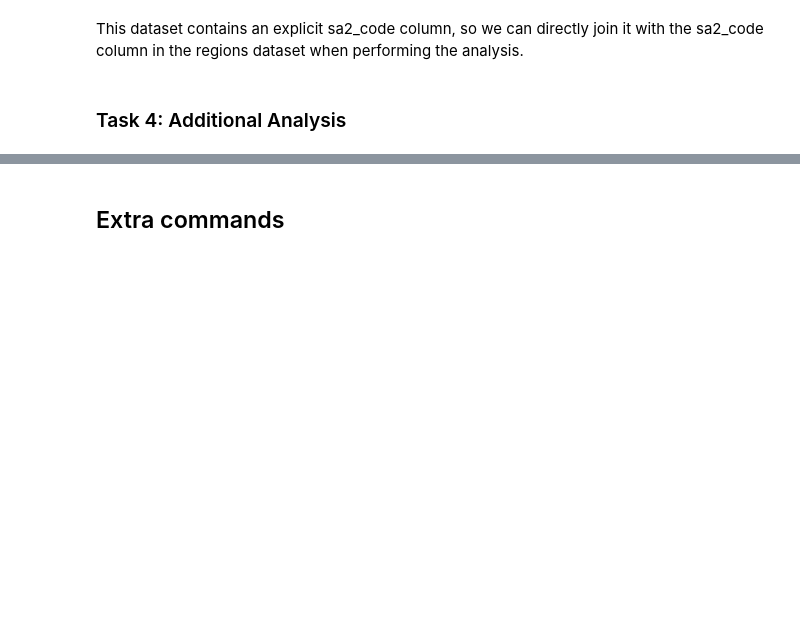
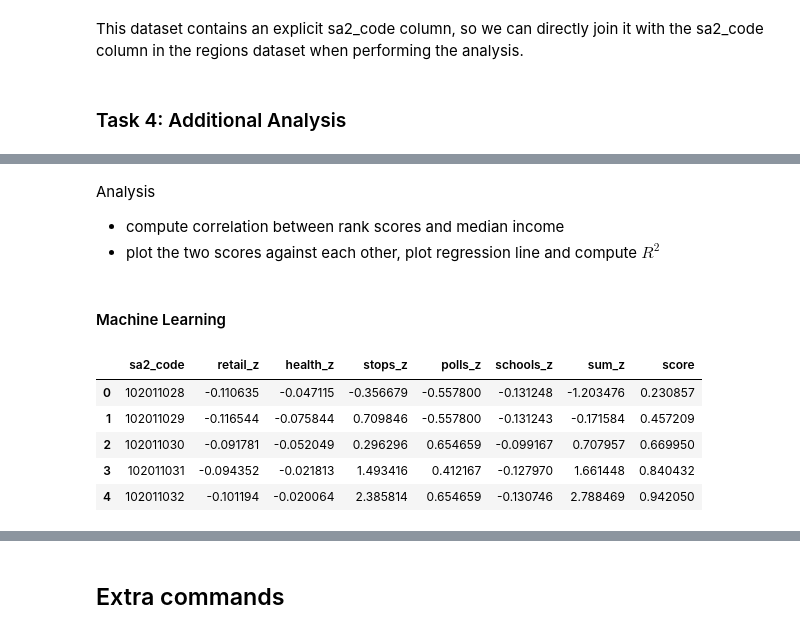
Before and after one commit to FixItChris/DATA2901, a Jupyter notebook: Report.ipynb, the cells around one changed output, grey strips where cells are left out. Saved outputs shown, nothing was run; the diff lists cells and outputs as text; code cells hidden in the pictures; blank space fills up the shorter version.

```diff
--- a/Report.ipynb
+++ b/Report.ipynb
@@ -1343,0 +1365,6 @@ This dataset contains an explicit sa2_code column, so we can directly join it wi
+# %% [markdown]
+Analysis
+- compute correlation between rank scores and median income
+- plot the two scores against each other, plot regression line and compute $R^2$
+# %% [markdown]
+#### Machine Learning
@@ -1343,0 +1377,12 @@ This dataset contains an explicit sa2_code column, so we can directly join it wi
+# %%
+# Importing the joined dataset to pandas
+aggs = query(conn, "SELECT * FROM scores", df=True)
+
+aggs.head()
+# %% [output]
+|  | sa2_code | retail_z | health_z | stops_z | polls_z | schools_z | sum_z | score |
+| 0 | 102011028 | -0.110635 | -0.047115 | -0.356679 | -0.557800 | -0.131248 | -1.203476 | 0.230857 |
+| 1 | 102011029 | -0.116544 | -0.075844 | 0.709846 | -0.557800 | -0.131243 | -0.171584 | 0.457209 |
+| 2 | 102011030 | -0.091781 | -0.052049 | 0.296296 | 0.654659 | -0.099167 | 0.707957 | 0.669950 |
+| 3 | 102011031 | -0.094352 | -0.021813 | 1.493416 | 0.412167 | -0.127970 | 1.661448 | 0.840432 |
+| 4 | 102011032 | -0.101194 | -0.020064 | 2.385814 | 0.654659 | -0.130746 | 2.788469 | 0.942050 |
```
Also changed, not shown: parts of 14 cells of this notebook.
